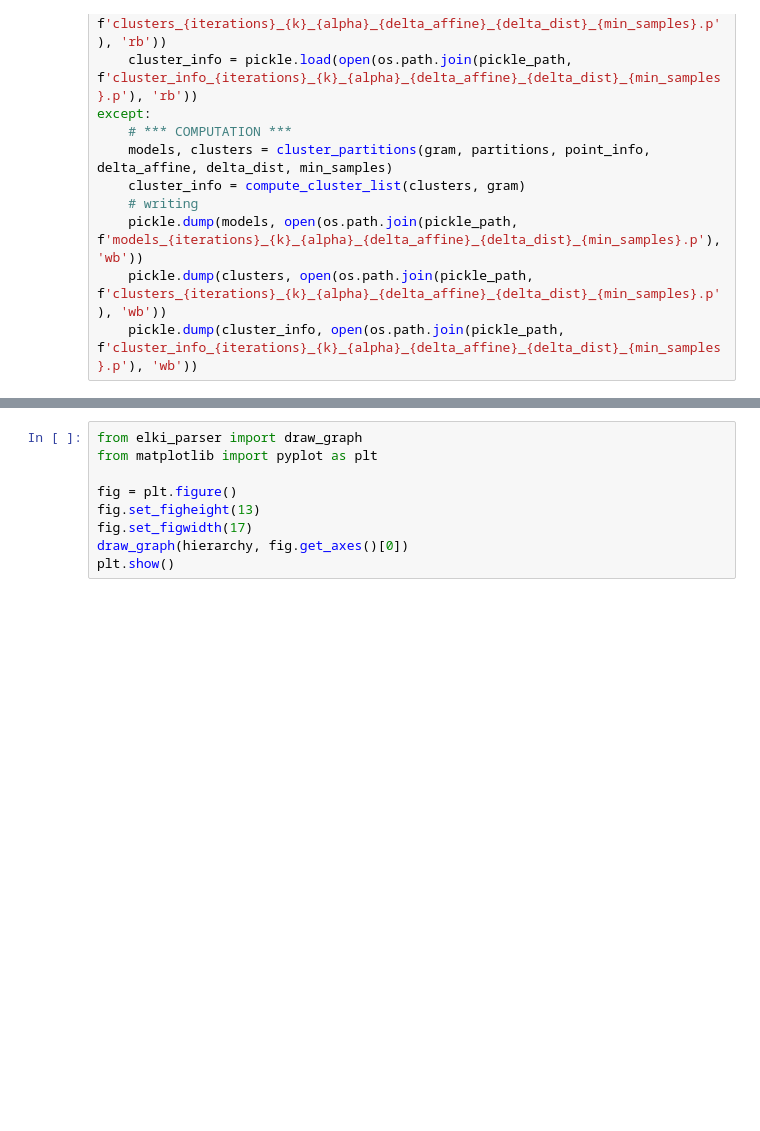
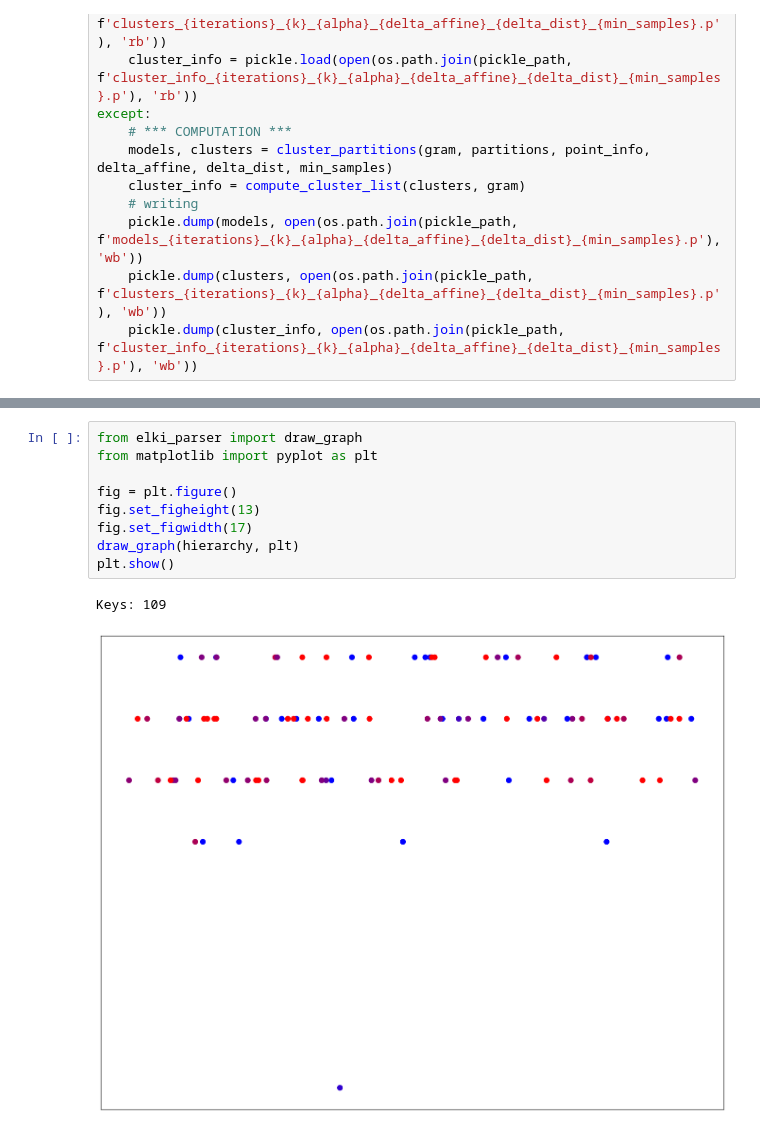
Before and after one commit to mozzafiato/DataMiningAssignment, a Jupyter notebook: ERiC/Eric.ipynb, the cells around one changed output, grey strips where cells are left out. Cells and saved outputs as stored; diff of their text form; blank space fills up the shorter version.

```diff
--- a/ERiC/Eric.ipynb
+++ b/ERiC/Eric.ipynb
@@ -81,9 +79,12 @@ TypeError: build_hierarchy() missing 1 required positional argument: 'd'
 # %%
 from elki_parser import draw_graph
 from matplotlib import pyplot as plt
 
 fig = plt.figure()
 fig.set_figheight(13)
 fig.set_figwidth(17)
-draw_graph(hierarchy, fig.get_axes()[0])
+draw_graph(hierarchy, plt)
 plt.show()
+# %% [output]
+Keys: 109
+[figure, added]
```
Also changed, not shown: parts of 1 cell of this notebook, 1 other file.
